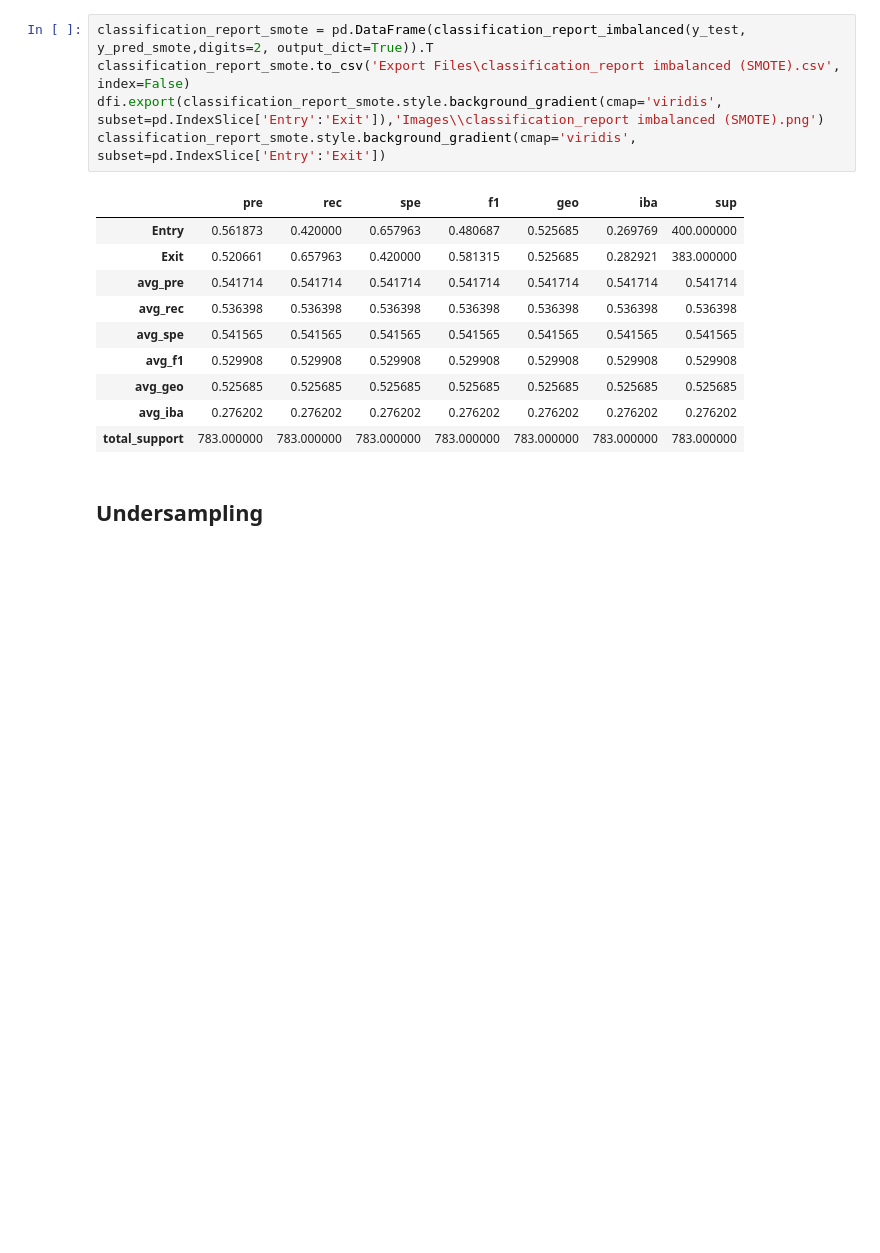
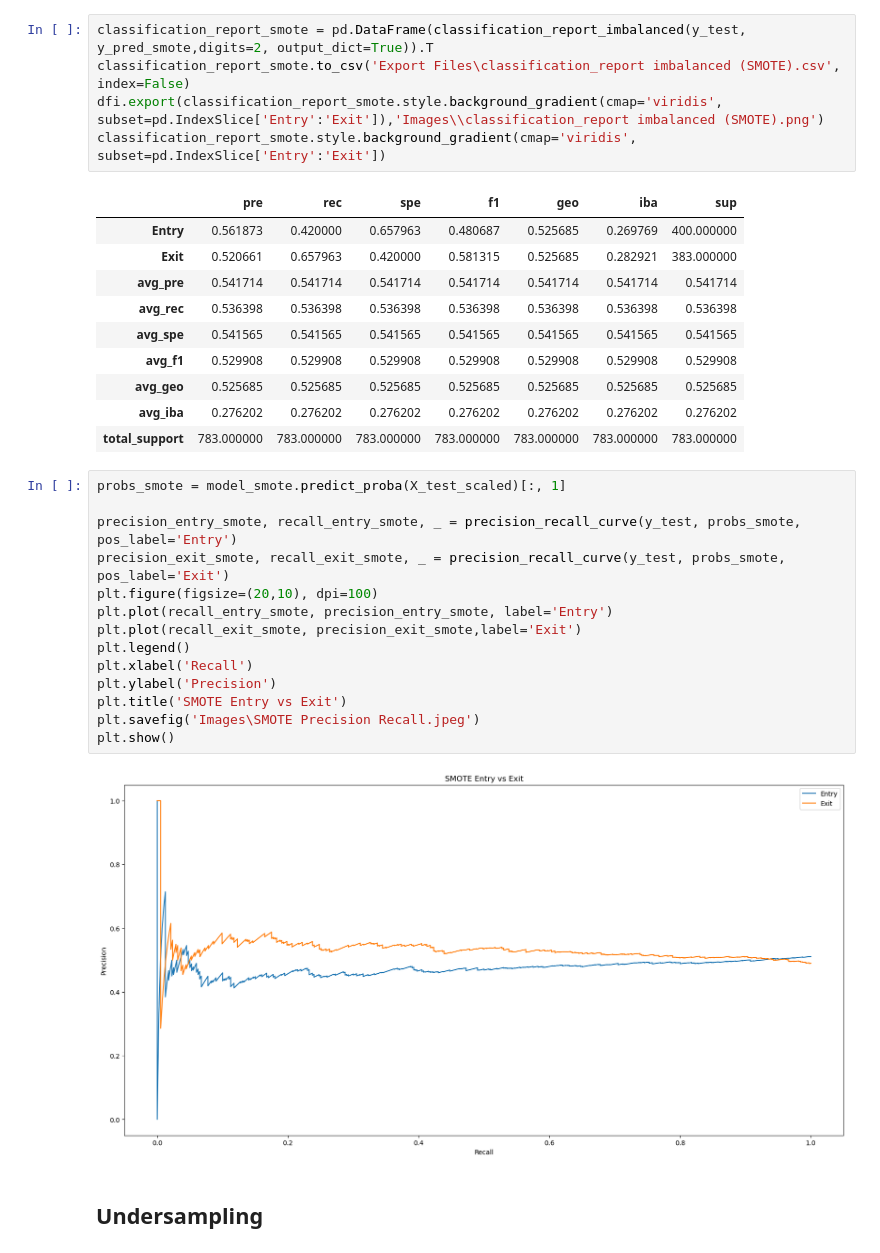
Before and after one commit to somyapanda/Project_2, a Jupyter notebook: Final_Project/Decision Tree & Sampling.ipynb, the cells around one changed output. Saved outputs shown, nothing was run; the diff lists cells and outputs as text; blank space fills up the shorter version.

```diff
--- a/Final_Project/Decision Tree & Sampling.ipynb
+++ b/Final_Project/Decision Tree & Sampling.ipynb
@@ -377,6 +402,22 @@ classification_report_smote.style.background_gradient(cmap='viridis', subset=pd.
 | avg_geo | 0.525685 | 0.525685 | 0.525685 | 0.525685 | 0.525685 | 0.525685 | 0.525685 |
 | avg_iba | 0.276202 | 0.276202 | 0.276202 | 0.276202 | 0.276202 | 0.276202 | 0.276202 |
 | total_support | 783.000000 | 783.000000 | 783.000000 | 783.000000 | 783.000000 | 783.000000 | 783.000000 |
+# %%
+probs_smote = model_smote.predict_proba(X_test_scaled)[:, 1]
+
+precision_entry_smote, recall_entry_smote, _ = precision_recall_curve(y_test, probs_smote, pos_label='Entry')
+precision_exit_smote, recall_exit_smote, _ = precision_recall_curve(y_test, probs_smote, pos_label='Exit')
+plt.figure(figsize=(20,10), dpi=100)
+plt.plot(recall_entry_smote, precision_entry_smote, label='Entry')
+plt.plot(recall_exit_smote, precision_exit_smote,label='Exit')
+plt.legend()
+plt.xlabel('Recall')
+plt.ylabel('Precision')
+plt.title('SMOTE Entry vs Exit')
+plt.savefig('Images\SMOTE Precision Recall.jpeg')
+plt.show()
+# %% [output]
+[figure, added]
 # %% [markdown]
 ## Undersampling
 # %%
```
Also changed, not shown: parts of 8 cells of this notebook, 6 other files.
